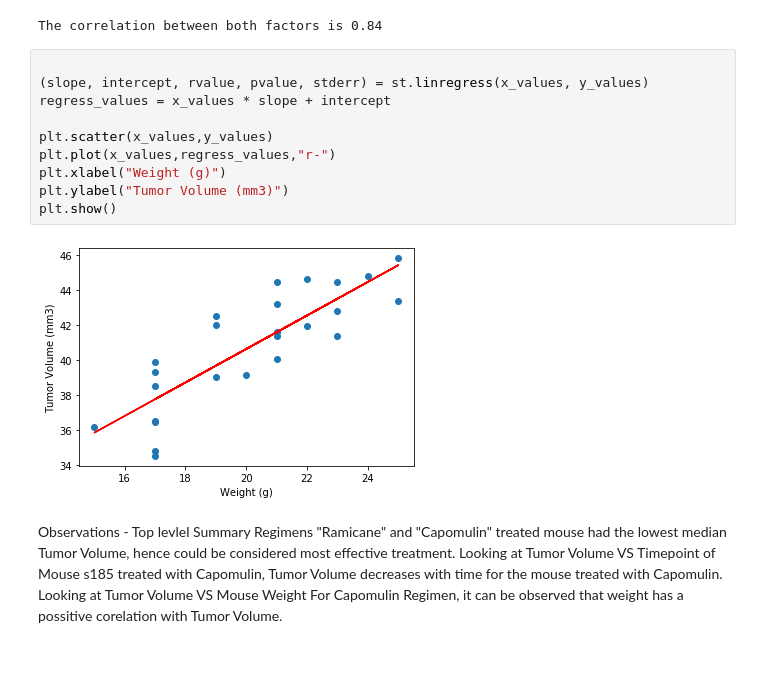
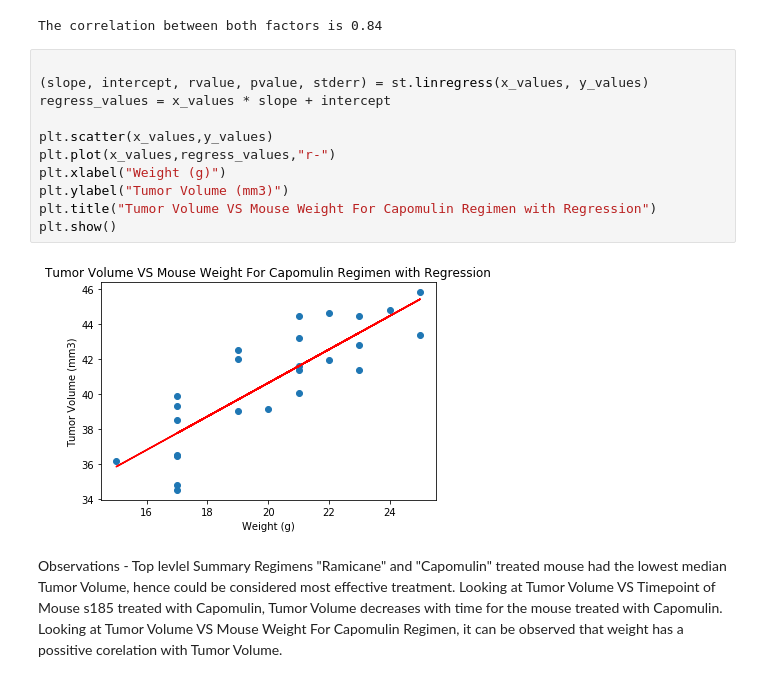
Before and after one commit to amilakanishka/Matplotlib-challenge, a Jupyter notebook: Pymaceuticals/pymaceuticals_starter.ipynb, the cells around one changed output. Drawn from its saved outputs; the diff is of its cells as text.

```diff
--- a/Pymaceuticals/pymaceuticals_starter.ipynb
+++ b/Pymaceuticals/pymaceuticals_starter.ipynb
@@ -316,15 +322,16 @@ The correlation between both factors is 0.84
 # %%
 
 (slope, intercept, rvalue, pvalue, stderr) = st.linregress(x_values, y_values)
 regress_values = x_values * slope + intercept
 
 plt.scatter(x_values,y_values)
 plt.plot(x_values,regress_values,"r-")
 plt.xlabel("Weight (g)")
 plt.ylabel("Tumor Volume (mm3)")
+plt.title("Tumor Volume VS Mouse Weight For Capomulin Regimen with Regression")
 plt.show()
 # %% [output]
-[figure, old version]
+[figure, new version]
 # %% [markdown]
 Observations - Top levlel Summary
 Regimens "Ramicane" and "Capomulin" treated mouse had the lowest median Tumor Volume, hence could be considered most effective treatment.
```
Also changed, not shown: parts of 4 cells of this notebook.
